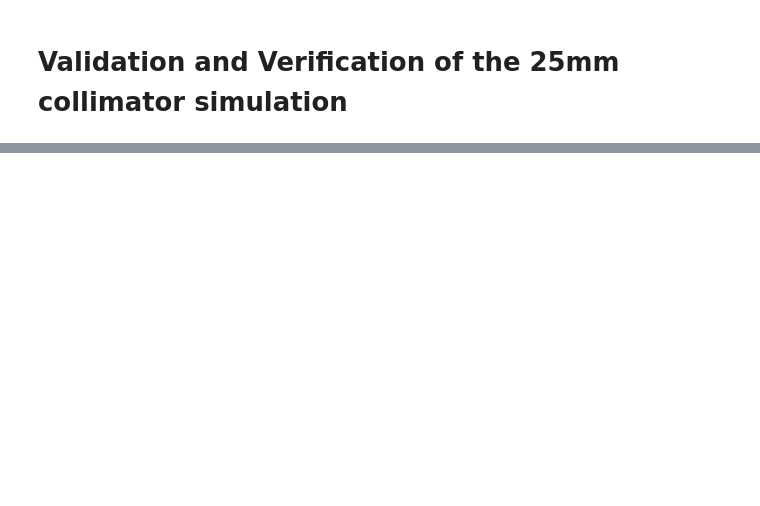
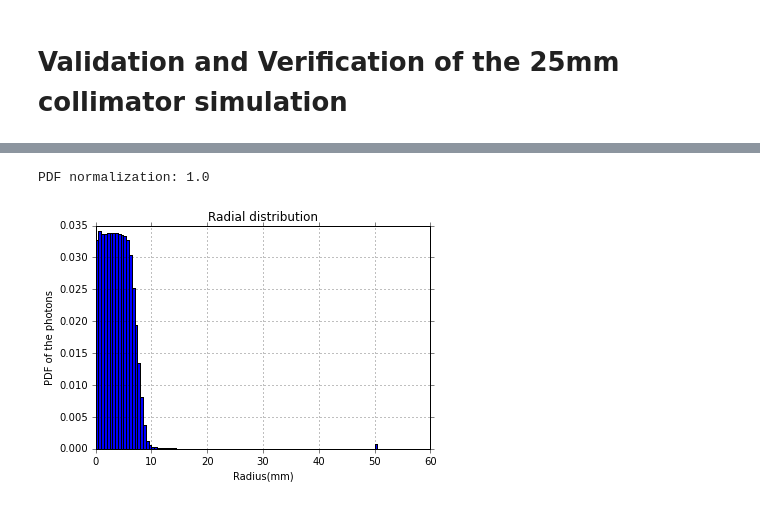
Before and after one commit to Iwan-Zotow/VV, a Jupyter notebook: C25_VV.ipynb, the cells around one changed output, grey strips where cells are left out. Cells and saved outputs as stored; diff of their text form; code cells hidden in the pictures; blank space fills up the shorter version.

```diff
--- a/C25_VV.ipynb
+++ b/C25_VV.ipynb
@@ -77,0 +390,39 @@ b=0.0491959521619
+# %%
+X = []
+Y = []
+W = []
+
+norm  = 1.0/hr.integral()
+
+sum = 0.0
+
+w = hr.step()
+
+for k in range (0, hr.size()+1):
+    x = hr.lo() + float(k)*w
+    r = x + 0.5*w
+
+    d = hr[k]         # data from bin with index k
+    y = d[0] / (w*r)  # first part of bin is collected weights
+    y = y * norm
+    X.append(x)
+    Y.append(y)
+    W.append(w)
+    sum += y*w*r
+
+print("PDF normalization: {0}".format(sum))
+
+p1 = plt.bar(X, Y, W, color='b')
+
+plt.xlabel('Radius(mm)')
+plt.ylabel('PDF of the photons')
+plt.title('Radial distribution')
+
+plt.grid(True);
+plt.tick_params(axis='x', direction='out')
+plt.tick_params(axis='y', direction='out')
+
+plt.show()
+# %% [output]
+PDF normalization: 1.0
+[figure, added]
```
Also changed, not shown: parts of 50 cells of this notebook, 5 other files.
